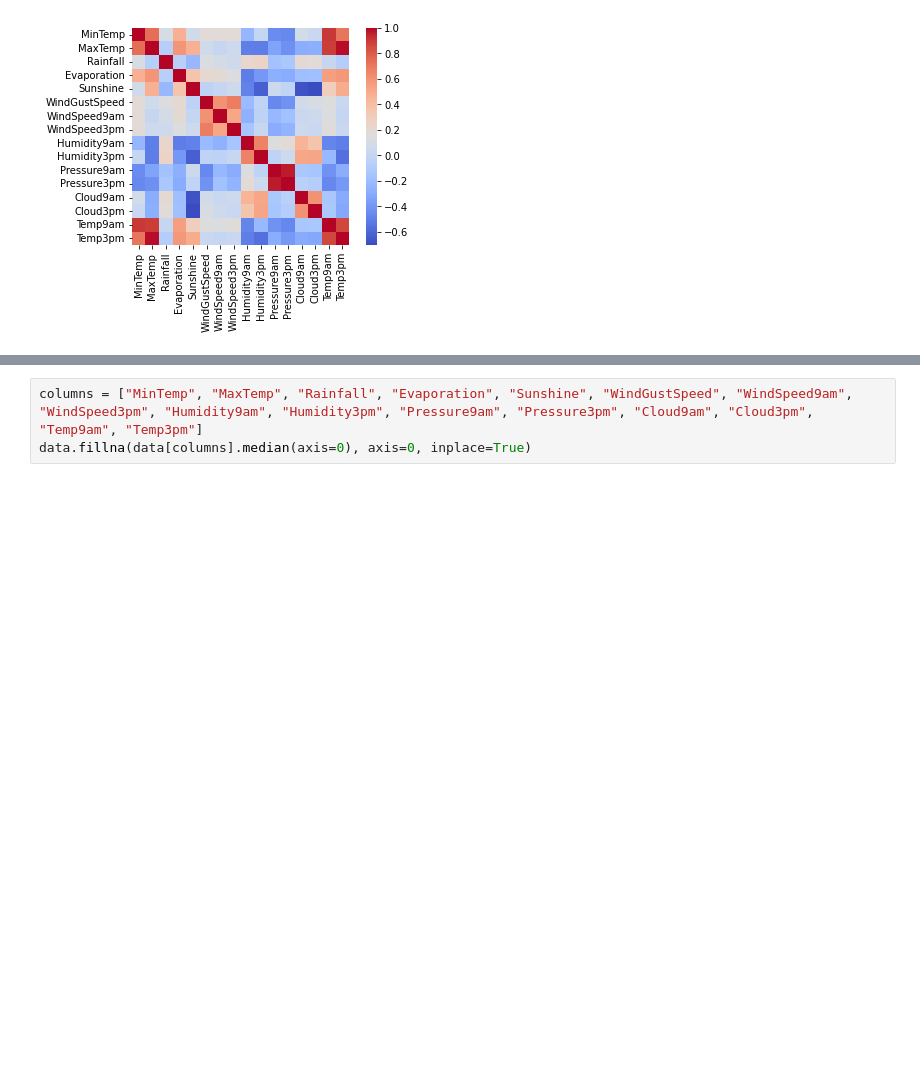
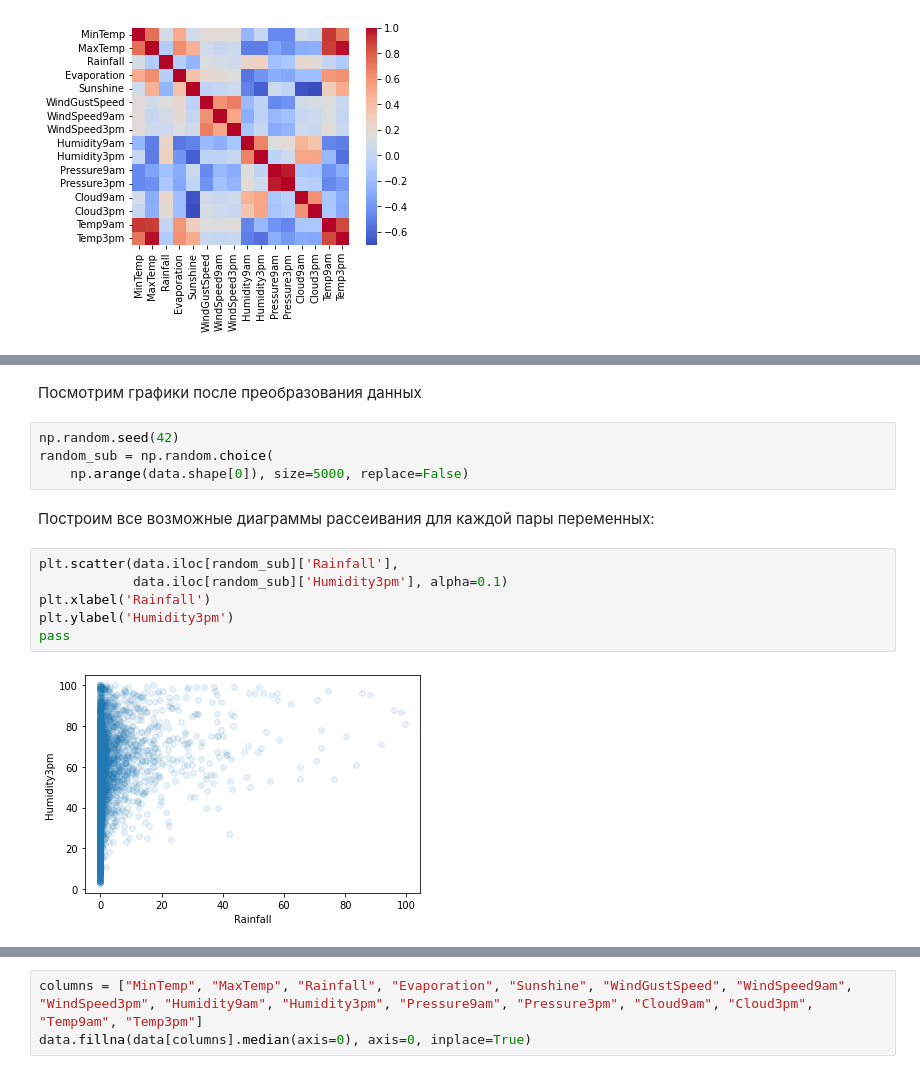
Before and after one commit to vlad-gogov/machine-learning, a Jupyter notebook: homeworks/hm_01.ipynb, the cells around one changed output, grey strips where cells are left out. Cells and saved outputs as stored; diff of their text form; blank space fills up the shorter version.

```diff
--- a/homeworks/hm_01.ipynb
+++ b/homeworks/hm_01.ipynb
@@ -270,0 +319,16 @@ pass
+# %% [markdown]
+Посмотрим графики после преобразования данных
+# %%
+np.random.seed(42)
+random_sub = np.random.choice(
+    np.arange(data.shape[0]), size=5000, replace=False)
+# %% [markdown]
+Построим все возможные диаграммы рассеивания для каждой пары переменных:
+# %%
+plt.scatter(data.iloc[random_sub]['Rainfall'],
+            data.iloc[random_sub]['Humidity3pm'], alpha=0.1)
+plt.xlabel('Rainfall')
+plt.ylabel('Humidity3pm')
+pass
+# %% [output]
+[figure, added]
```
Also changed, not shown: parts of 78 cells of this notebook.
